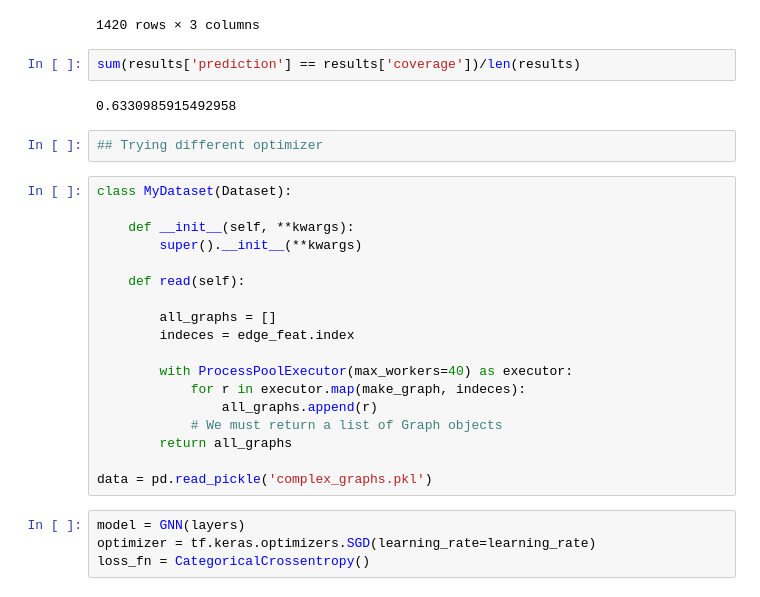
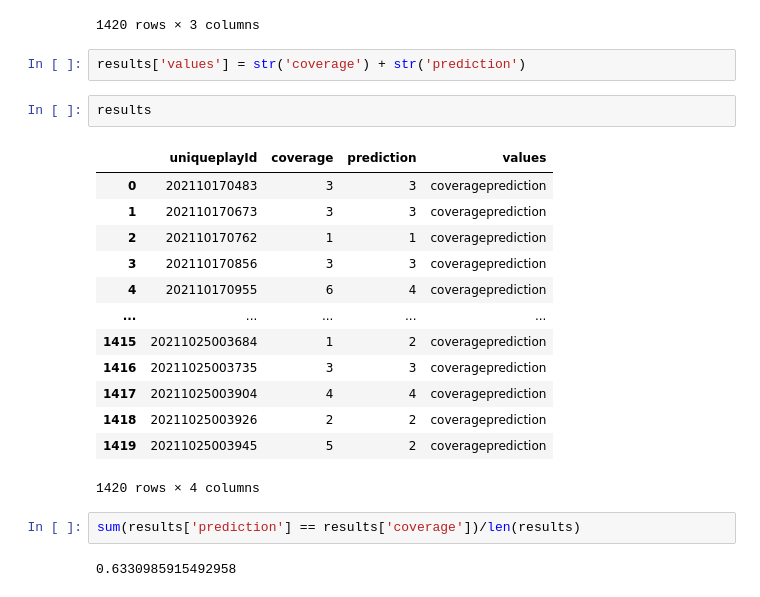
Before and after one commit to cnickol26/DefensiveCoverageGNN, a Jupyter notebook: ComplexGNN.ipynb, the cells around one changed output. Drawn from its saved outputs; the diff is of its cells as text.

```diff
--- a/ComplexGNN.ipynb
+++ b/ComplexGNN.ipynb
@@ -422,31 +422,25 @@ results
 | 1418 | 20211025003926 | 2 | 2 |
 | 1419 | 20211025003945 | 5 | 2 |
 1420 rows × 3 columns
+# %%
+results['values'] = str('coverage') + str('prediction')
+# %%
+results
+# %% [output]
+|  | uniqueplayId | coverage | prediction | values |
+| 0 | 202110170483 | 3 | 3 | coverageprediction |
+| 1 | 202110170673 | 3 | 3 | coverageprediction |
+| 2 | 202110170762 | 1 | 1 | coverageprediction |
+| 3 | 202110170856 | 3 | 3 | coverageprediction |
+| 4 | 202110170955 | 6 | 4 | coverageprediction |
+| ... | ... | ... | ... | ... |
+| 1415 | 20211025003684 | 1 | 2 | coverageprediction |
+| 1416 | 20211025003735 | 3 | 3 | coverageprediction |
+| 1417 | 20211025003904 | 4 | 4 | coverageprediction |
+| 1418 | 20211025003926 | 2 | 2 | coverageprediction |
+| 1419 | 20211025003945 | 5 | 2 | coverageprediction |
+1420 rows × 4 columns
 # %%
 sum(results['prediction'] == results['coverage'])/len(results)
 # %% [output]
 0.6330985915492958
-# %%
-## Trying different optimizer
-# %%
-class MyDataset(Dataset):
-
-    def __init__(self, **kwargs):
-        super().__init__(**kwargs)
-
-    def read(self):
-
-        all_graphs = []
-        indeces = edge_feat.index
-
-        with ProcessPoolExecutor(max_workers=40) as executor:
-            for r in executor.map(make_graph, indeces):
-                all_graphs.append(r)
-            # We must return a list of Graph objects
-        return all_graphs
-
-data = pd.read_pickle('complex_graphs.pkl')
-# %%
-model = GNN(layers)
-optimizer = tf.keras.optimizers.SGD(learning_rate=learning_rate)
-loss_fn = CategoricalCrossentropy()
```
Also changed, not shown: parts of 8 cells of this notebook.
